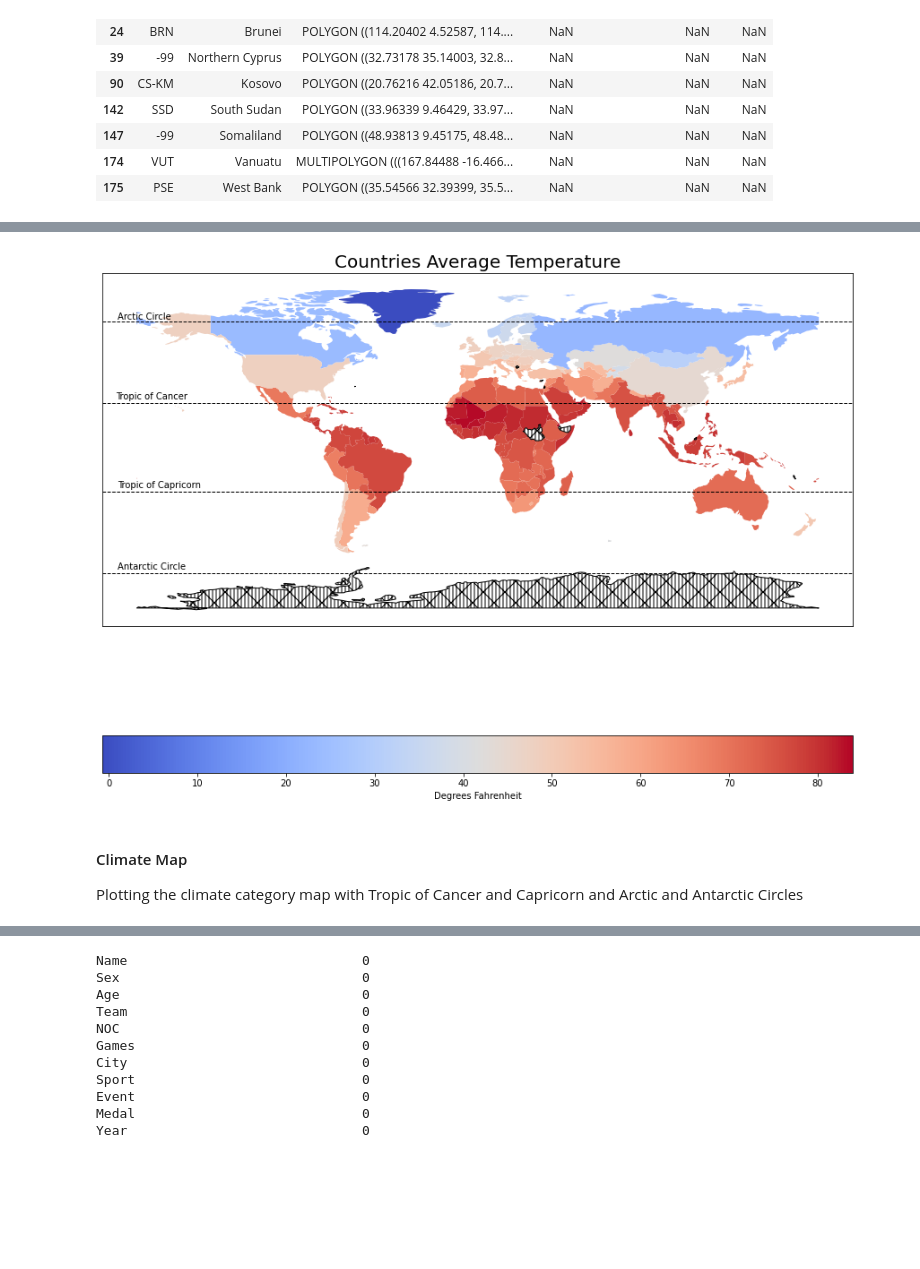
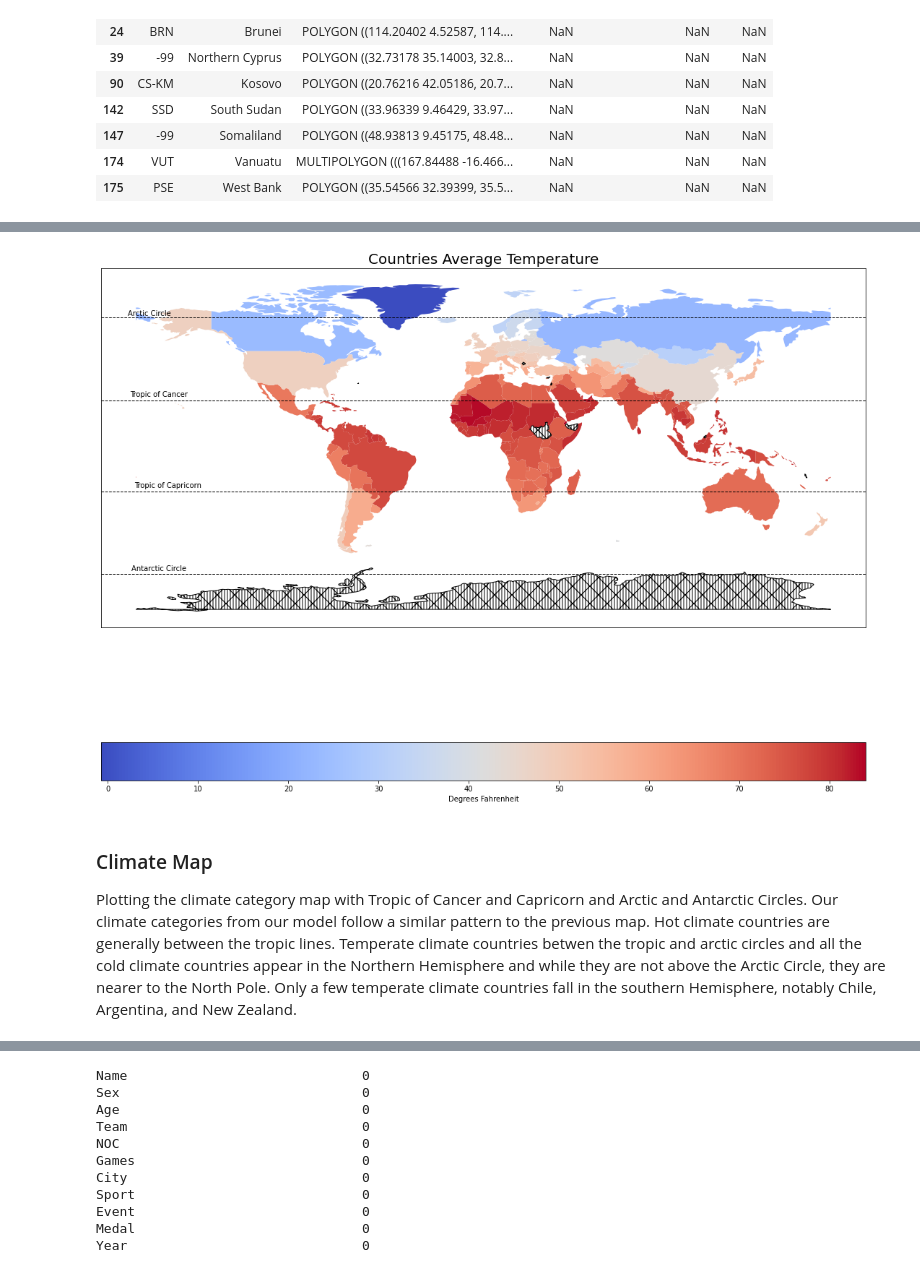
Before and after one commit to speedytmark/Draft_Project, a Jupyter notebook: TMark_ESullivan_4447_Final_Project_Olympics.ipynb, the cells around one changed output, grey strips where cells are left out. Saved outputs shown, nothing was run; the diff lists cells and outputs as text; code cells hidden in the pictures; blank space fills up the shorter version.

```diff
--- a/TMark_ESullivan_4447_Final_Project_Olympics.ipynb
+++ b/TMark_ESullivan_4447_Final_Project_Olympics.ipynb
@@ -693,8 +693,8 @@ temp[temp['AverageTemperature'].isnull()].groupby('Date').count()
 # %% [markdown]
 222 of 243 of the observations for 9/1/2013 contain missing temperature values. This could indicate incomplete data for 9/1/2013. Due to the high rate of missing values for 9/1/2013 and it being the last date in the data set, we will drop observations related to September 2013.
 # %%
-temp=temp[temp['Date']!='2013-09-01']
-temp['AverageTemperature'].isnull().sum()
+temperature=temperature[temperature['Date']!='2013-09-01']
+temperature['AverageTemperature'].isnull().sum()
 # %% [output]
 828
 # %% [markdown]
@@ -770,8 +770,8 @@ memory usage: 12.5+ MB
 Temperature is currently in Celcius. Let's convert it to Fahrenheit.
 # %%
 #Convert Temperature to Fahrenheit
-temp['Avg Temp Fahrenheit']=temp['AverageTemperature'].apply(lambda x: (x*1.8)+32)
-temp.head()
+temperature['Avg Temp Fahrenheit']=temperature['AverageTemperature'].apply(lambda x: (x*1.8)+32)
+temperature.head()
 # %% [output]
 |  | AverageTemperature | AverageTemperatureUncertainty | Country | Date | Avg Temp Fahrenheit |
 | 1874 | -3.026 | 0.538 | Åland | 1900-01-01 | 26.5532 |
@@ -782,8 +782,8 @@ temp.head()
 # %% [markdown]
 Now let's calculate the average temperature for each country.
 # %%
-#Calculate average temp for each country
-country_temps=temp.groupby('Country')['Avg Temp Fahrenheit'].mean()
+#Calculate average temperature for each country
+country_temps=temperature.groupby('Country')['Avg Temp Fahrenheit'].mean()
 country_temps
 print(country_temps.nlargest(10))
 print(country_temps.nsmallest(10))
@@ -1159,18 +1166,18 @@ climate[climate.index == 'United States']
 Now we will utilize the k-means algorithm to identify 3 clusters. Using the k-means algorithm will ensure that we are creating categories which are minimizing the mean squared error distance of cluster observations, as opposed to our arbitrary drawing of the cutoffs.
 # %%
 #Convert the series to an array and reshape
-temperatures=country_temps.array.reshape(-1, 1)
+temperatures_array=country_temps.array.reshape(-1, 1)
 
 #Create the KMeans model with 3 clusters
 kmeans=KMeans(n_clusters=3, random_state=0, n_init=10)
-kmeans.fit(temperatures)
+kmeans.fit(temperatures_array)
 
 #Get the cluster labels for each data point
 clusters=kmeans.labels_
 
 #Review the output of the model by printing the country, its temperature, and the corresponding cluster
-#for country, temp, cluster in zip(country_temps.index, temperatures, clusters):
-#    print(f"Country: {country}, Temperature: {temp[0]}, Cluster: {cluster}")
+#for country, temperature, cluster in zip(country_temps.index, temperatures_array, clusters):
+#    print(f"Country: {country}, Temperature: {temperature[0]}, Cluster: {cluster}")
 
 #Create a new data frame with the country temps and add the associated cluster as a column
 climate2=pd.DataFrame(country_temps)
@@ -1397,41 +1405,41 @@ Plotting the average temperature map.
 # %%
 # Plot Average Temperature Map
-fig, ax=plt.subplots(figsize=(15, 15), alpha=0.5, edgecolor='k')
+fig4, ax4=plt.subplots(figsize=(15, 15), alpha=0.5, edgecolor='k')
 countries_df_cleaned.plot(column='Avg Temp Fahrenheit',
                cmap='coolwarm',
                linewidth=1,
                legend=True,
                missing_kwds={'color': 'white',
                           'edgecolor': 'black',
                           'hatch': '|\|/|',
                           'label': 'Missing'},
                legend_kwds={'label': 'Degrees Fahrenheit', 'orientation': 'horizontal'},
-               ax=ax)
+               ax=ax4)
 
 # Adding reference lines for the Tropic of Cancer and the Tropic of Capricorn
-ax.axhline(y=23.5, color='black', linestyle='--', linewidth=1)  # Tropic of Cancer
-ax.axhline(y=-23.5, color='black', linestyle='--', linewidth=1)  # Tropic of Capricorn
+ax4.axhline(y=23.5, color='black', linestyle='--', linewidth=1)  # Tropic of Cancer
+ax4.axhline(y=-23.5, color='black', linestyle='--', linewidth=1)  # Tropic of Capricorn
 # Adding reference lines for the Arctic Circle and the Antarctic Circle
-ax.axhline(y=66.5, color='black', linestyle='--', linewidth=1)  # Arctic Circle
-ax.axhline(y=-66.5, color='black', linestyle='--', linewidth=1)  # Antarctic Circle
+ax4.axhline(y=66.5, color='black', linestyle='--', linewidth=1)  # Arctic Circle
+ax4.axhline(y=-66.5, color='black', linestyle='--', linewidth=1)  # Antarctic Circle
 
 # Add Labels for Tropic Lines and Arctic Circle on the Left Side of the Map using x-coordinate
 min_x=countries_df_cleaned.total_bounds[0]
 
 #Adjust the Label Position
-offset = 20  # Adjust the offset for the label position
-ax.text(min_x + 27, 25.5, 'Tropic of Cancer', ha='right', color='black')
-ax.text(min_x + 34, -21.5, 'Tropic of Capricorn', ha='right', color='black')
-ax.text(min_x + 18, 67.5, 'Arctic Circle', ha='right', color='black')
-ax.text(min_x + 26, -64.5, 'Antarctic Circle', ha='right', color='black')
+ax4.text(min_x + 27, 25.5, 'Tropic of Cancer', ha='right', color='black')
+ax4.text(min_x + 34, -21.5, 'Tropic of Capricorn', ha='right', color='black')
+ax4.text(min_x + 18, 67.5, 'Arctic Circle', ha='right', color='black')
+ax4.text(min_x + 26, -64.5, 'Antarctic Circle', ha='right', color='black')
 
 # Add Title and Adjust Ticks
-ax.set_title('Countries Average Temperature', fontsize=20)
-ax.tick_params(left=False, labelleft=False, bottom=False, labelbottom=False)
+ax4.set_title('Countries Average Temperature', fontsize=20)
+ax4.tick_params(left=False, labelleft=False, bottom=False, labelbottom=False)
+plt.tight_layout()
 plt.show()
 # %% [output]
-[figure, old version]
+[figure, new version]
-# %% [markdown]
-#### Climate Map
-Plotting the climate category map with Tropic of Cancer and Capricorn and Arctic and Antarctic Circles
+# %% [markdown]
+### Climate Map
+Plotting the climate category map with Tropic of Cancer and Capricorn and Arctic and Antarctic Circles. Our climate categories from our model follow a similar pattern to the previous map. Hot climate countries are generally between the tropic lines. Temperate climate countries betwen the tropic and arctic circles and all the cold climate countries appear in the Northern Hemisphere and while they are not above the Arctic Circle, they are nearer to the North Pole. Only a few temperate climate countries fall in the southern Hemisphere, notably Chile, Argentina, and New Zealand.
 # %%
```
Also changed, not shown: parts of 53 cells of this notebook.
